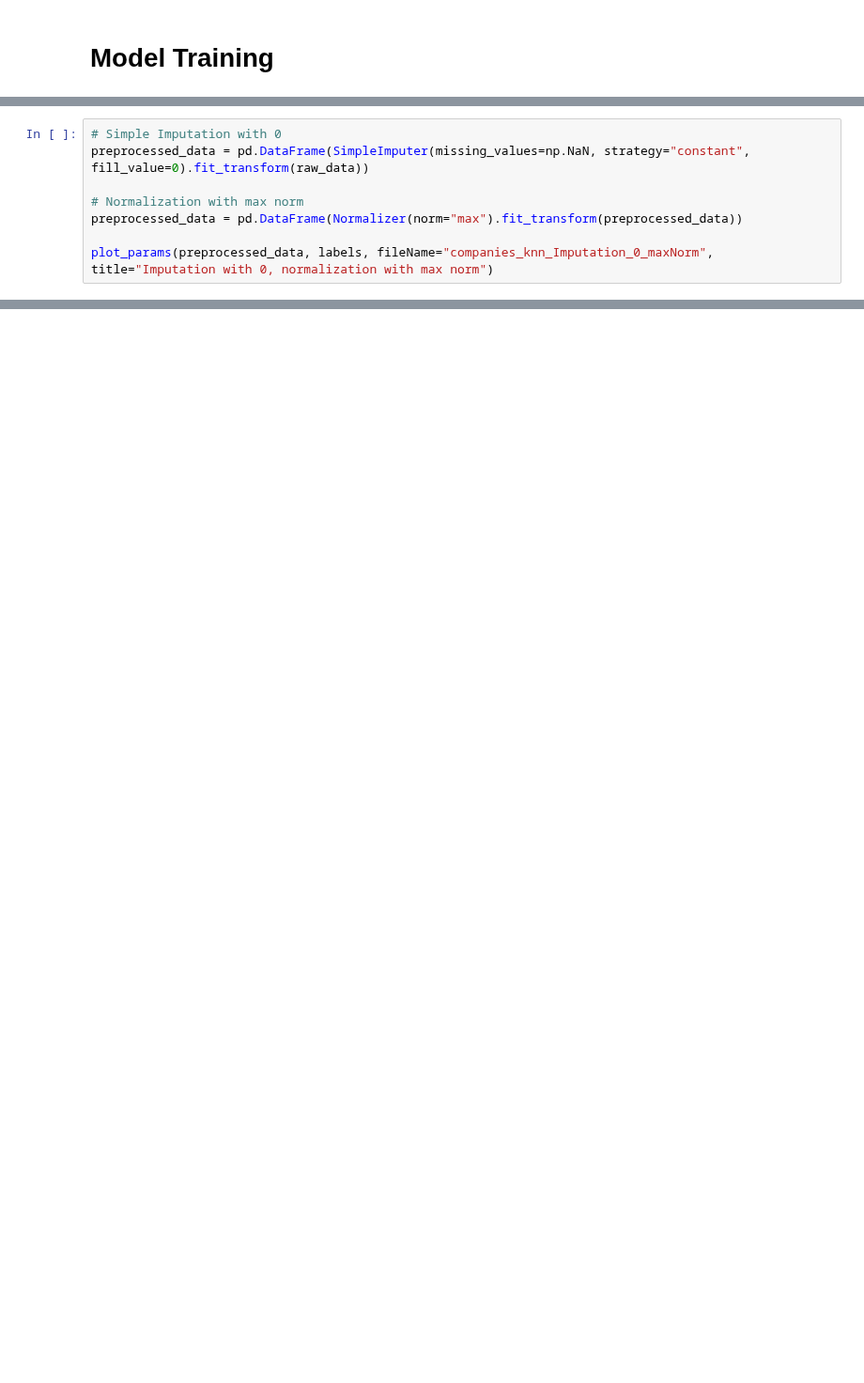
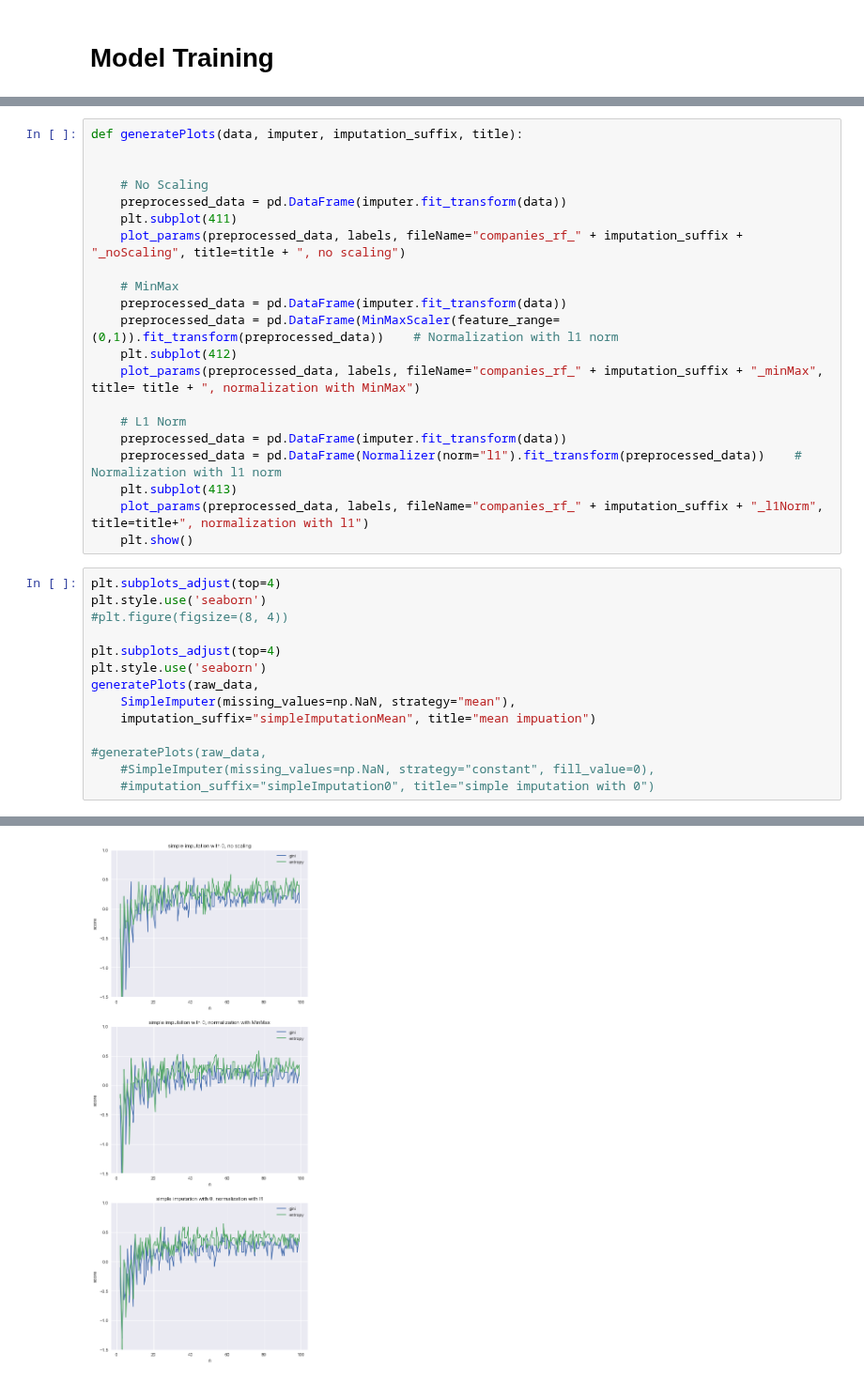
Before and after one commit to hitimr/ML_2020, a Jupyter notebook: Ex1/companies/companies_rf_hiti.ipynb, the cells around one changed output, grey strips where cells are left out. Shown at 94% size. Saved outputs shown, nothing was run; the diff lists cells and outputs as text; blank space fills up the shorter version.

```diff
--- a/Ex1/companies/companies_rf_hiti.ipynb
+++ b/Ex1/companies/companies_rf_hiti.ipynb
@@ -110,8 +72,0 @@ Total evaluation time = 8.88s
-# %%
-# Simple Imputation with 0
-preprocessed_data = pd.DataFrame(SimpleImputer(missing_values=np.NaN, strategy="constant", fill_value=0).fit_transform(raw_data))
-
-# Normalization with max norm
-preprocessed_data = pd.DataFrame(Normalizer(norm="max").fit_transform(preprocessed_data))
-
-plot_params(preprocessed_data, labels, fileName="companies_knn_Imputation_0_maxNorm", title="Imputation with 0, normalization with max norm")
@@ -164,0 +73,36 @@ calculate_score(y_test, y_test)
+# %%
+def generatePlots(data, imputer, imputation_suffix, title):
+
+
+    # No Scaling
+    preprocessed_data = pd.DataFrame(imputer.fit_transform(data))
+    plt.subplot(411)
+    plot_params(preprocessed_data, labels, fileName="companies_rf_" + imputation_suffix + "_noScaling", title=title + ", no scaling")
+
+    # MinMax
+    preprocessed_data = pd.DataFrame(imputer.fit_transform(data))
+    preprocessed_data = pd.DataFrame(MinMaxScaler(feature_range=(0,1)).fit_transform(preprocessed_data))    # Normalization with l1 norm
+    plt.subplot(412)
+    plot_params(preprocessed_data, labels, fileName="companies_rf_" + imputation_suffix + "_minMax", title= title + ", normalization with MinMax")
+
+    # L1 Norm
+    preprocessed_data = pd.DataFrame(imputer.fit_transform(data))
+    preprocessed_data = pd.DataFrame(Normalizer(norm="l1").fit_transform(preprocessed_data))    # Normalization with l1 norm
+    plt.subplot(413)
+    plot_params(preprocessed_data, labels, fileName="companies_rf_" + imputation_suffix + "_l1Norm", title=title+", normalization with l1")
+    plt.show()
+# %%
+plt.subplots_adjust(top=4)
+plt.style.use('seaborn')
+#plt.figure(figsize=(8, 4))
+
+plt.subplots_adjust(top=4)
+plt.style.use('seaborn')
+generatePlots(raw_data,
+    SimpleImputer(missing_values=np.NaN, strategy="mean"),
+    imputation_suffix="simpleImputationMean", title="mean impuation")
+
+#generatePlots(raw_data,
+    #SimpleImputer(missing_values=np.NaN, strategy="constant", fill_value=0),
+    #imputation_suffix="simpleImputation0", title="simple imputation with 0")
+# %% [output]
@@ -164,0 +121 @@ calculate_score(y_test, y_test)
+[figure, added]
```
Also changed, not shown: parts of 12 cells of this notebook, 3 other files.
